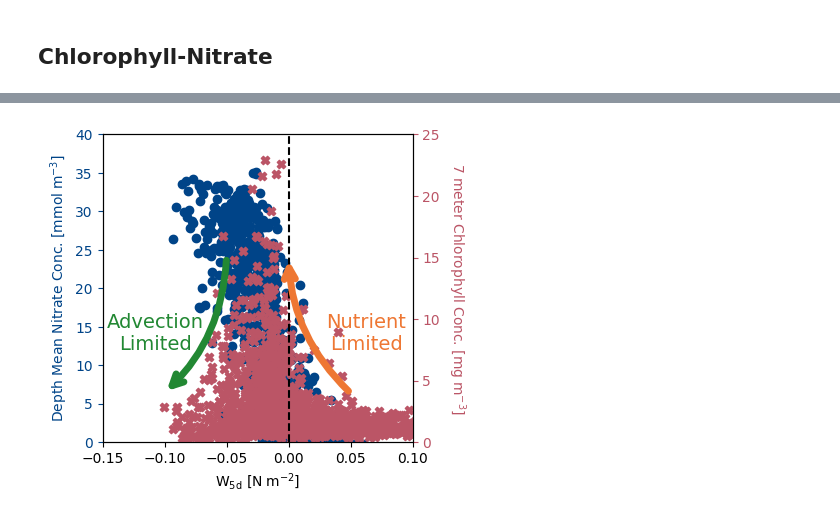
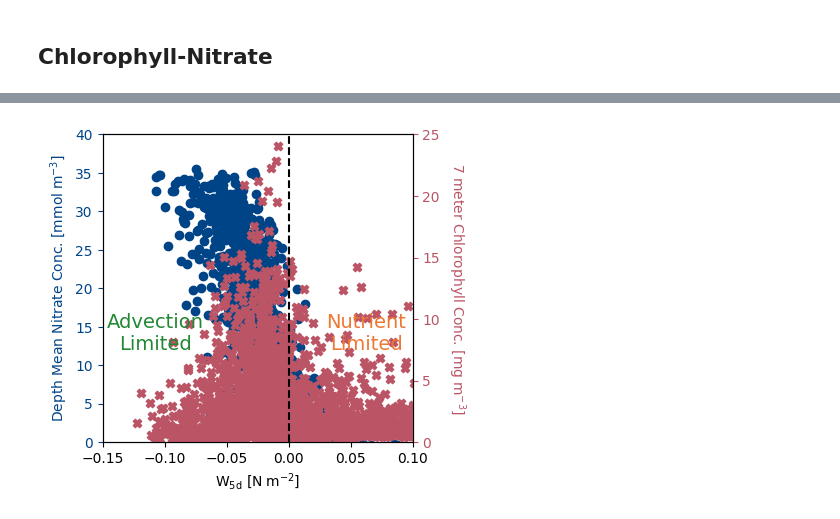
Before and after one commit to andrew-s28/shelf-nitrate-response-to-upwelling, a Jupyter notebook: notebooks/chlorophyll_nitrate.ipynb, the cells around one changed output, grey strips where cells are left out. Cells and saved outputs as stored; diff of their text form; code cells hidden in the pictures.

```diff
--- a/notebooks/chlorophyll_nitrate.ipynb
+++ b/notebooks/chlorophyll_nitrate.ipynb
@@ -15,27 +12,17 @@ NOTEBOOK_DIR = Path().resolve()
 DATA_DIR = NOTEBOOK_DIR / "../data"
 FIGURES_DIR = NOTEBOOK_DIR / "../figures"
 INNER_NITRATE_PATH = (
-    DATA_DIR / "CE01ISSP/CE01ISSP_nitrate_binned_baseline_subtracted_2014-04-17_2025-07-26_with_dndt_resampled.nc"
+    DATA_DIR / "CE01ISSP/CE01ISSP_nitrate_binned_qced_baseline_subtracted_2014-04-17_2025-07-26_with_dndt_resampled.nc"
 )
 MIDSHELF_NITRATE_PATH = (
-    DATA_DIR / "CE02SHSP/CE02SHSP_nitrate_binned_baseline_subtracted_2015-03-18_2024-09-15_with_dndt_resampled.nc"
+    DATA_DIR / "CE02SHSP/CE02SHSP_nitrate_binned_qced_baseline_subtracted_2015-03-18_2024-09-15_with_dndt_resampled.nc"
 )
 WIND_PATH = DATA_DIR / "NDBC_46050/46050_wind_binned_with_w5d_w8d.nc"
-OPTAA_PATH = DATA_DIR / "CE01ISSM/ce01issm_optaa_processed.nc"
-FLORT_PATH = DATA_DIR / "CE01ISSM/ce01issm_flort_processed.nc"
+CHL_PATH = DATA_DIR / "CE01ISSM/CE01ISSM_chlorophyll_2014-04-17_2025-09-22.nc"
 # %%
 inner_nitrate = xr.open_dataset(INNER_NITRATE_PATH)
 midshelf_nitrate = xr.open_dataset(MIDSHELF_NITRATE_PATH)
 wind = xr.open_dataset(WIND_PATH, decode_timedelta=True)
-optaa = xr.open_dataset(OPTAA_PATH)
-flort = xr.open_dataset(FLORT_PATH)
 
-
-flort = flort.drop_dims("stats")
-optaa_al, flort_al = xr.align(
-    optaa.drop_duplicates("time"),
-    flort.drop_duplicates("time"),
-)
-
-estimated_chloro = (optaa_al.estimated_chlorophyll + flort_al.estimated_chlorophyll) / 2
-estimated_chloro = estimated_chloro.resample(time="1D").mean()
+estimated_chloro = xr.open_dataset(CHL_PATH)["chlorophyll_a"]
+estimated_chloro = estimated_chloro.sortby("time").resample(time="1D").mean()
@@ -168,53 +79,32 @@ ax1.set_ylabel(
 ax0.tick_params(axis="y", colors="#004488")
 ax1.tick_params(axis="y", colors="#BB5566")
 ax0.yaxis.label.set_color("#004488")
 ax1.yaxis.label.set_color("#BB5566")
 
 ax1.annotate(
     "Nutrient\nLimited",
     xy=(0.85, 0.3),
     xycoords="axes fraction",
     ha="center",
     fontsize=14,
     color="#EE7733",
     zorder=10,
 )
 ax1.annotate(
     "Advection\nLimited",
     xy=(0.17, 0.3),
     xycoords="axes fraction",
     ha="center",
     color="#228833",
     fontsize=14,
     zorder=10,
 )
-arrow = mpatches.FancyArrowPatch(
-    (0.05, 4),
-    (-0.0, 15),
-    connectionstyle="arc3,rad=-0.2",
-    arrowstyle="->",
-    mutation_scale=20,
-    color="#EE7733",
-    linewidth=5,
-    zorder=10,
-)
-ax1.add_patch(arrow)
-arrow = mpatches.FancyArrowPatch(
-    (-0.05, 15),
-    (-0.1, 4),
-    connectionstyle="arc3,rad=-0.2",
-    arrowstyle="->",
-    mutation_scale=20,
-    color="#228833",
-    linewidth=5,
-    zorder=10,
-)
-ax1.add_patch(arrow)
+
 plt.savefig(
     FIGURES_DIR / f"manuscript/{FIG_SAVE_FMT}/chlorophyll-nitrate-wind.{FIG_SAVE_FMT}",
     format=FIG_SAVE_FMT,
     bbox_inches="tight",
     dpi=600,
 )
 # %% [output]
-[figure, old version]
+[figure, new version]
```
Also changed, not shown: parts of 5 cells of this notebook, 21 other files.
